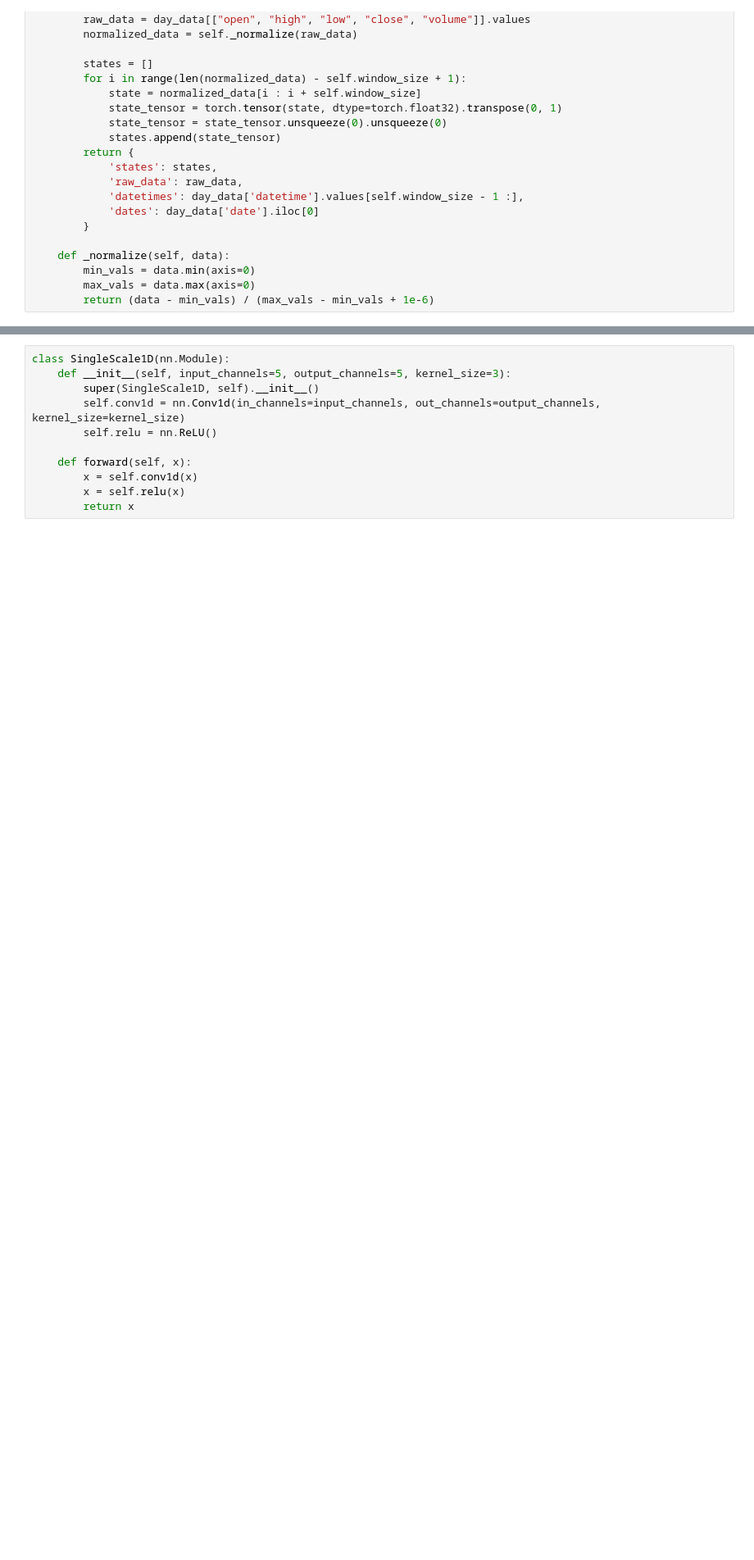
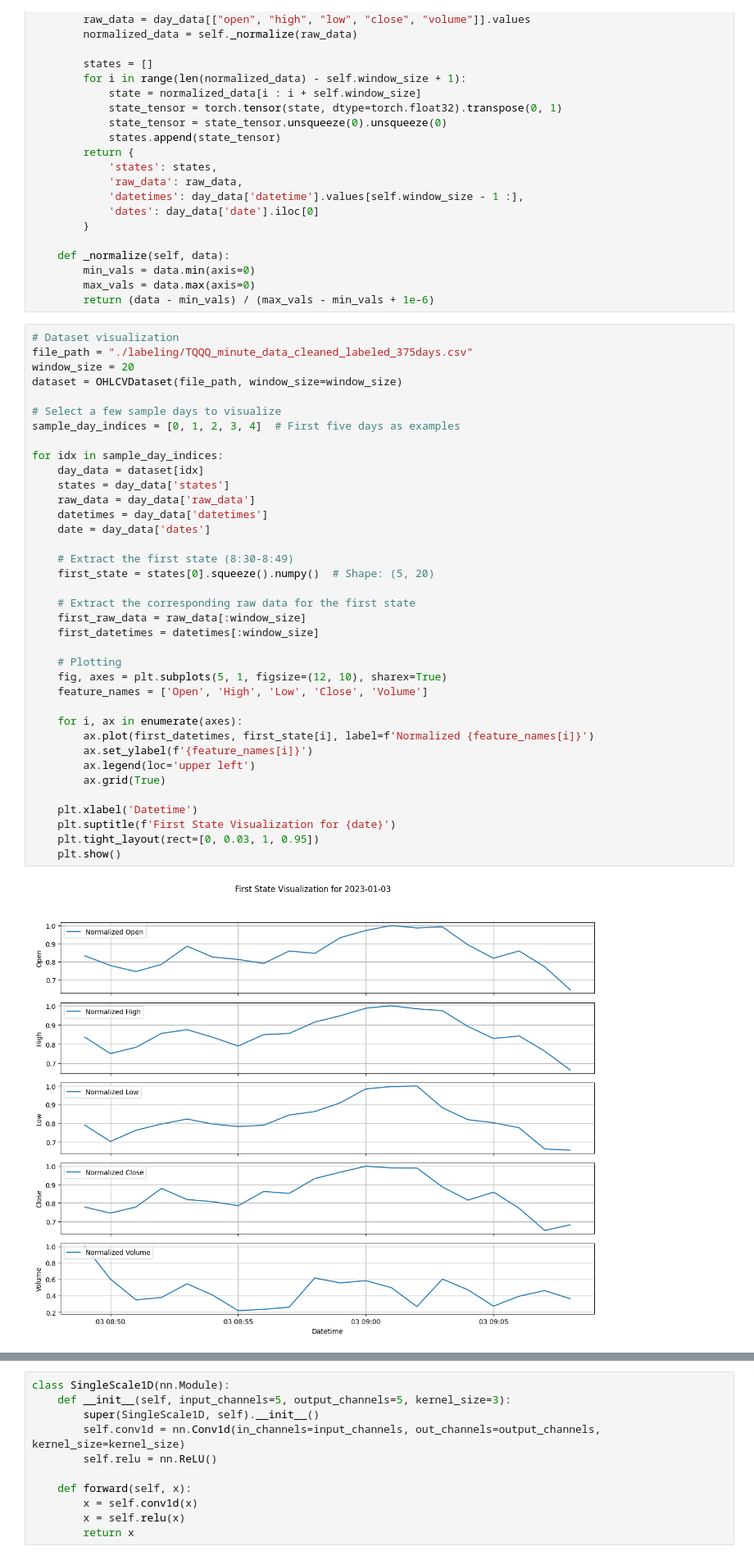
Before and after one commit to cbn0006/COMP6970, a Jupyter notebook: Final Project/paper2.ipynb, the cells around one changed output, grey strips where cells are left out. Shown at 82% size. Cells and saved outputs as stored; diff of their text form; blank space fills up the shorter version.

```diff
--- a/Final Project/paper2.ipynb
+++ b/Final Project/paper2.ipynb
@@ -72,3 +72,42 @@ class OHLCVDataset(Dataset):
         min_vals = data.min(axis=0)
         max_vals = data.max(axis=0)
         return (data - min_vals) / (max_vals - min_vals + 1e-6)
+# %%
+# Dataset visualization
+file_path = "./labeling/TQQQ_minute_data_cleaned_labeled_375days.csv"
+window_size = 20
+dataset = OHLCVDataset(file_path, window_size=window_size)
+
+# Select a few sample days to visualize
+sample_day_indices = [0, 1, 2, 3, 4]  # First five days as examples
+
+for idx in sample_day_indices:
+    day_data = dataset[idx]
+    states = day_data['states']
+    raw_data = day_data['raw_data']
+    datetimes = day_data['datetimes']
+    date = day_data['dates']
+
+    # Extract the first state (8:30-8:49)
+    first_state = states[0].squeeze().numpy()  # Shape: (5, 20)
+
+    # Extract the corresponding raw data for the first state
+    first_raw_data = raw_data[:window_size]
+    first_datetimes = datetimes[:window_size]
+
+    # Plotting
+    fig, axes = plt.subplots(5, 1, figsize=(12, 10), sharex=True)
+    feature_names = ['Open', 'High', 'Low', 'Close', 'Volume']
+
+    for i, ax in enumerate(axes):
+        ax.plot(first_datetimes, first_state[i], label=f'Normalized {feature_names[i]}')
+        ax.set_ylabel(f'{feature_names[i]}')
+        ax.legend(loc='upper left')
+        ax.grid(True)
+
+    plt.xlabel('Datetime')
+    plt.suptitle(f'First State Visualization for {date}')
+    plt.tight_layout(rect=[0, 0.03, 1, 0.95])
+    plt.show()
+# %% [output]
+[figure, added]
```
Also changed, not shown: parts of 8 cells of this notebook.
